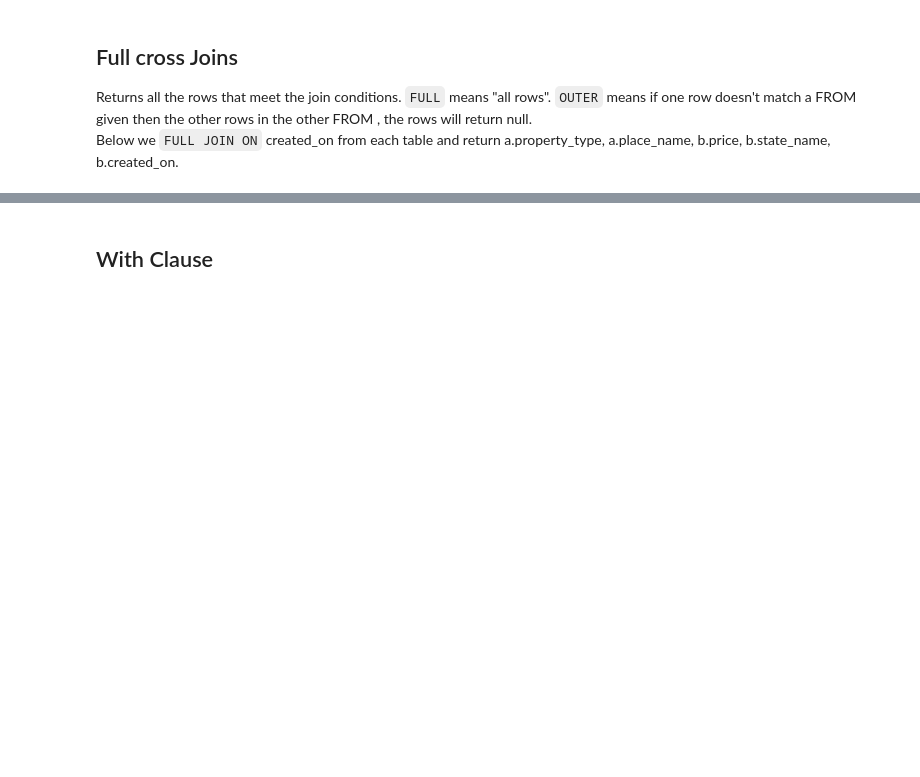
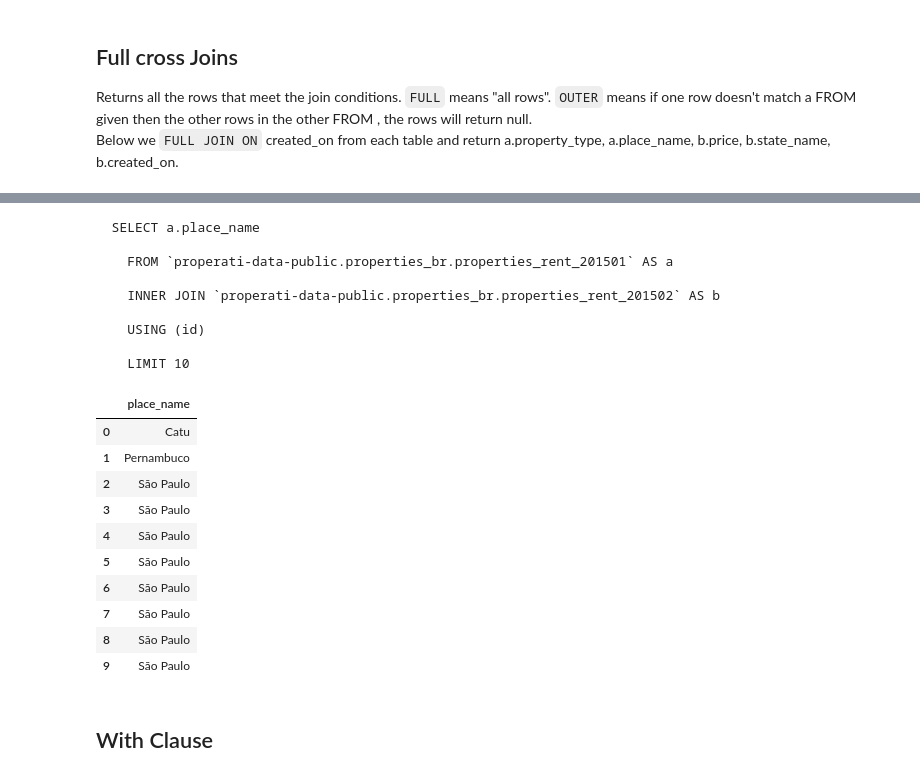
Before and after one commit to bornsky/RealEstate_SQL, a Jupyter notebook: SQL_BQ.ipynb, the cells around one changed output, grey strips where cells are left out. Cells and saved outputs as stored; diff of their text form; code cells hidden in the pictures; blank space fills up the shorter version.

```diff
--- a/SQL_BQ.ipynb
+++ b/SQL_BQ.ipynb
@@ -441,21 +500,46 @@ df.head(10)
 # %%
 query = """
-  SELECT *
+  SELECT a.place_name
 
-    FROM `properati-data-public.properties_br.properties_rent_201501`
+    FROM `properati-data-public.properties_br.properties_rent_201501` AS a
+
+    INNER JOIN `properati-data-public.properties_br.properties_rent_201502` AS b
+
+    USING (id)
 
     LIMIT 10
 """.format(process_date_no_dash)
 
 # Run a Standard SQL query using the environment's default project
 df = pandas.read_gbq(query, dialect='standard')
 
 # Run a Standard SQL query with the project set explicitly
 df = pandas.read_gbq(query, project_id=project_id, dialect='standard')
 
 print(query)
 
 df.head(10)
+# %% [output]
+  SELECT a.place_name
+
+    FROM `properati-data-public.properties_br.properties_rent_201501` AS a
+
+    INNER JOIN `properati-data-public.properties_br.properties_rent_201502` AS b
+
+    USING (id)
+
+    LIMIT 10
+|  | place_name |
+| 0 | Catu |
+| 1 | Pernambuco |
+| 2 | São Paulo |
+| 3 | São Paulo |
+| 4 | São Paulo |
+| 5 | São Paulo |
+| 6 | São Paulo |
+| 7 | São Paulo |
+| 8 | São Paulo |
+| 9 | São Paulo |
 # %% [markdown]
 <h2>With Clause</h2>
 # %%
```
Also changed, not shown: parts of 9 cells of this notebook.
